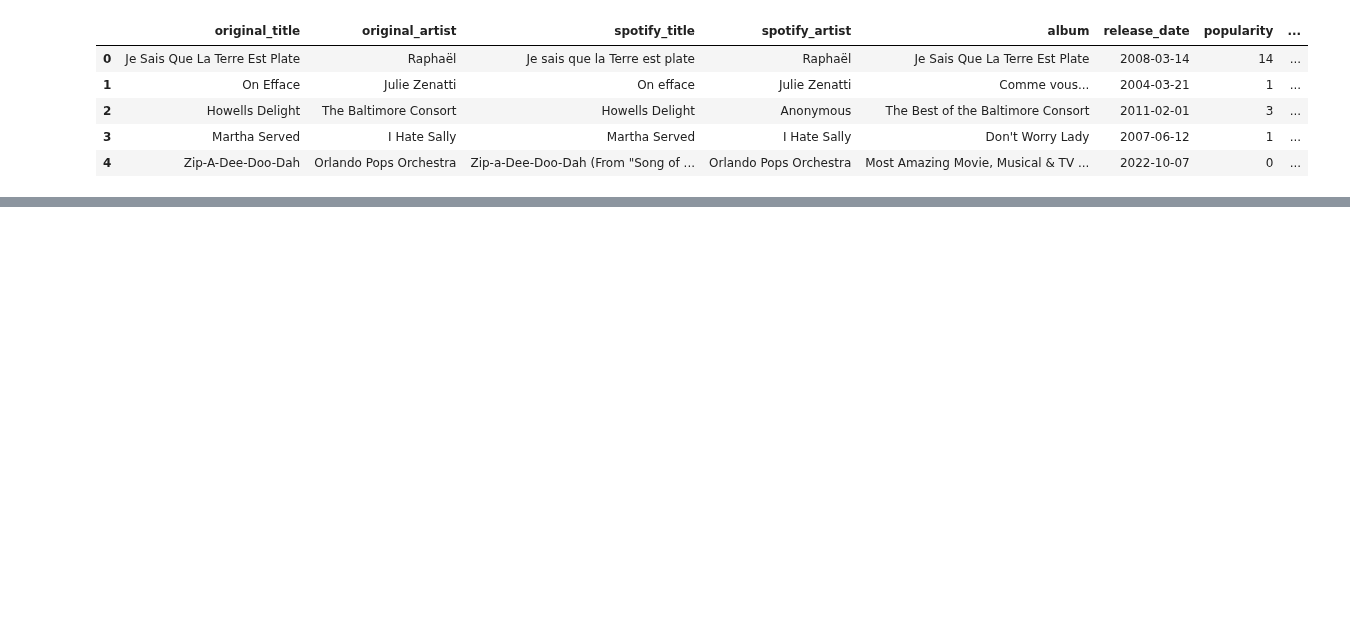
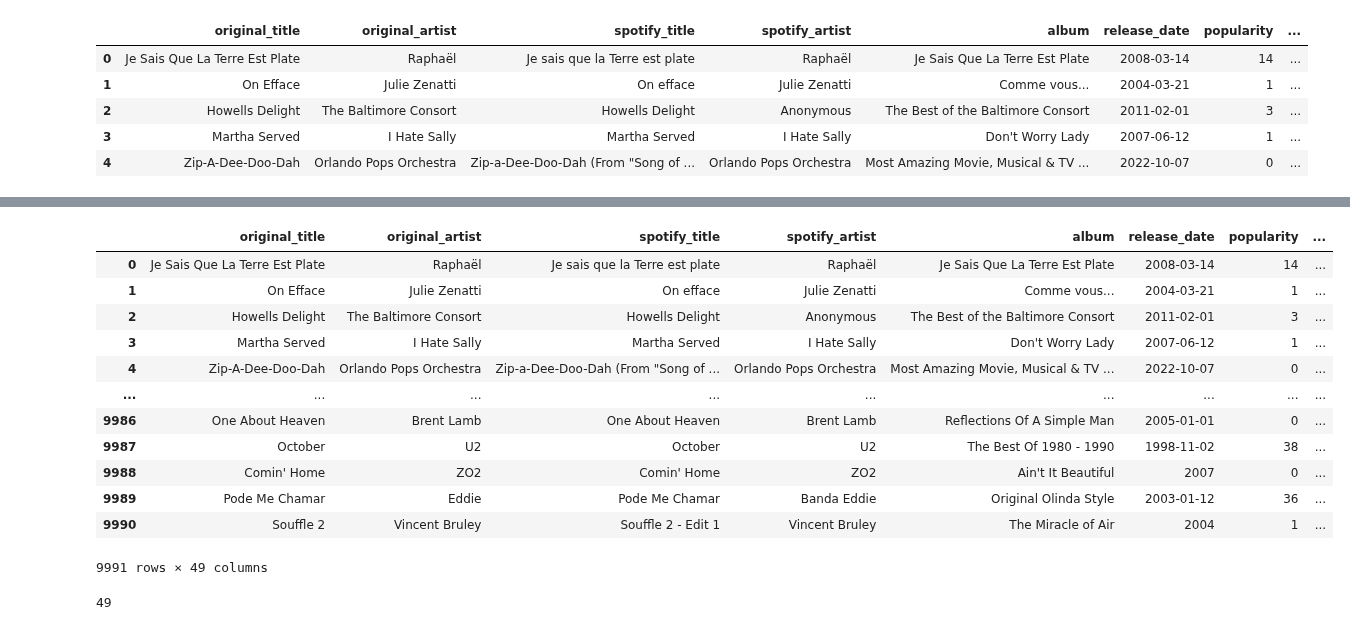
Before and after one commit to howtotrainyourDA/SpotipySongRecommender_practise, a Jupyter notebook: notebooks/3_spotify_api_extension.ipynb, the cells around one changed output, grey strips where cells are left out. Drawn from its saved outputs; the diff is of its cells as text; code cells hidden in the pictures; blank space fills up the shorter version.

```diff
--- a/notebooks/3_spotify_api_extension.ipynb
+++ b/notebooks/3_spotify_api_extension.ipynb
@@ -216,0 +290,4 @@ array(["['chanson', 'french pop', 'french rock', 'nouvelle chanson francaise']",
+# %%
+df_spotify_songs['genres'] = df_spotify_songs['genres'].str[2:-2]
+df_spotify_songs["genres"] = df_spotify_songs["genres"].str.replace("'", "")
+df_spotify_songs.head()
@@ -216,0 +323,20 @@ array(["['chanson', 'french pop', 'french rock', 'nouvelle chanson francaise']",
+# %%
+# 1. First, let's analyze genre frequencies
+genre_counts = {}
+for genre_list in df_spotify_songs['genres'].dropna():
+    for genre in genre_list.split(', '):
+        genre_counts[genre] = genre_counts.get(genre, 0) + 1
+
+# Convert to DataFrame for better analysis
+genre_freq = pd.DataFrame.from_dict(genre_counts, orient='index', columns=['count'])
+genre_freq = genre_freq.sort_values('count', ascending=False)
+
+# Show top 20 most common genres
+print("Top 20 most common genres:")
+print(genre_freq.head(20))
+
+# 2. Create a threshold for minimum genre frequency
+min_occurrences = 100  # adjust this number based on your needs
+major_genres = genre_freq[genre_freq['count'] >= min_occurrences].index.tolist()
+
+print(f"\nNumber of genres appearing at least {min_occurrences} times: {len(major_genres)}")
@@ -216,0 +361,38 @@ array(["['chanson', 'french pop', 'french rock', 'nouvelle chanson francaise']",
+# %%
+# Create one-hot encoding only for major genres
+def encode_major_genres(genre_string):
+    if pd.isna(genre_string):
+        return [0] * len(major_genres)
+
+    genre_list = genre_string.split(', ')
+    return [1 if genre in genre_list else 0 for genre in major_genres]
+
+# Create encoded columns
+genre_encoded = pd.DataFrame(
+    df_spotify_songs['genres'].apply(encode_major_genres).tolist(),
+    columns=major_genres
+)
+
+# Add encoded columns to original dataframe
+df_spotify_songs_encoded = pd.concat([df_spotify_songs, genre_encoded], axis=1)
+
+
+df_spotify_songs_encoded
+# %% [output]
+|  | original_title | original_artist | spotify_title | spotify_artist | album | release_date | popularity | ... |
+| 0 | Je Sais Que La Terre Est Plate | Raphaël | Je sais que la Terre est plate | Raphaël | Je Sais Que La Terre Est Plate | 2008-03-14 | 14 | ... |
+| 1 | On Efface | Julie Zenatti | On efface | Julie Zenatti | Comme vous... | 2004-03-21 | 1 | ... |
+| 2 | Howells Delight | The Baltimore Consort | Howells Delight | Anonymous | The Best of the Baltimore Consort | 2011-02-01 | 3 | ... |
+| 3 | Martha Served | I Hate Sally | Martha Served | I Hate Sally | Don't Worry Lady | 2007-06-12 | 1 | ... |
+| 4 | Zip-A-Dee-Doo-Dah | Orlando Pops Orchestra | Zip-a-Dee-Doo-Dah (From "Song of ... | Orlando Pops Orchestra | Most Amazing Movie, Musical & TV ... | 2022-10-07 | 0 | ... |
+| ... | ... | ... | ... | ... | ... | ... | ... | ... |
+| 9986 | One About Heaven | Brent Lamb | One About Heaven | Brent Lamb | Reflections Of A Simple Man | 2005-01-01 | 0 | ... |
+| 9987 | October | U2 | October | U2 | The Best Of 1980 - 1990 | 1998-11-02 | 38 | ... |
+| 9988 | Comin' Home | ZO2 | Comin' Home | ZO2 | Ain't It Beautiful | 2007 | 0 | ... |
+| 9989 | Pode Me Chamar | Eddie | Pode Me Chamar | Banda Eddie | Original Olinda Style | 2003-01-12 | 36 | ... |
+| 9990 | Souffle 2 | Vincent Bruley | Souffle 2 - Edit 1 | Vincent Bruley | The Miracle of Air | 2004 | 1 | ... |
+9991 rows × 49 columns
+# %%
+len(df_spotify_songs_encoded.columns)
+# %% [output]
+49
```
Also changed, not shown: parts of 25 cells of this notebook, 16 other files.
